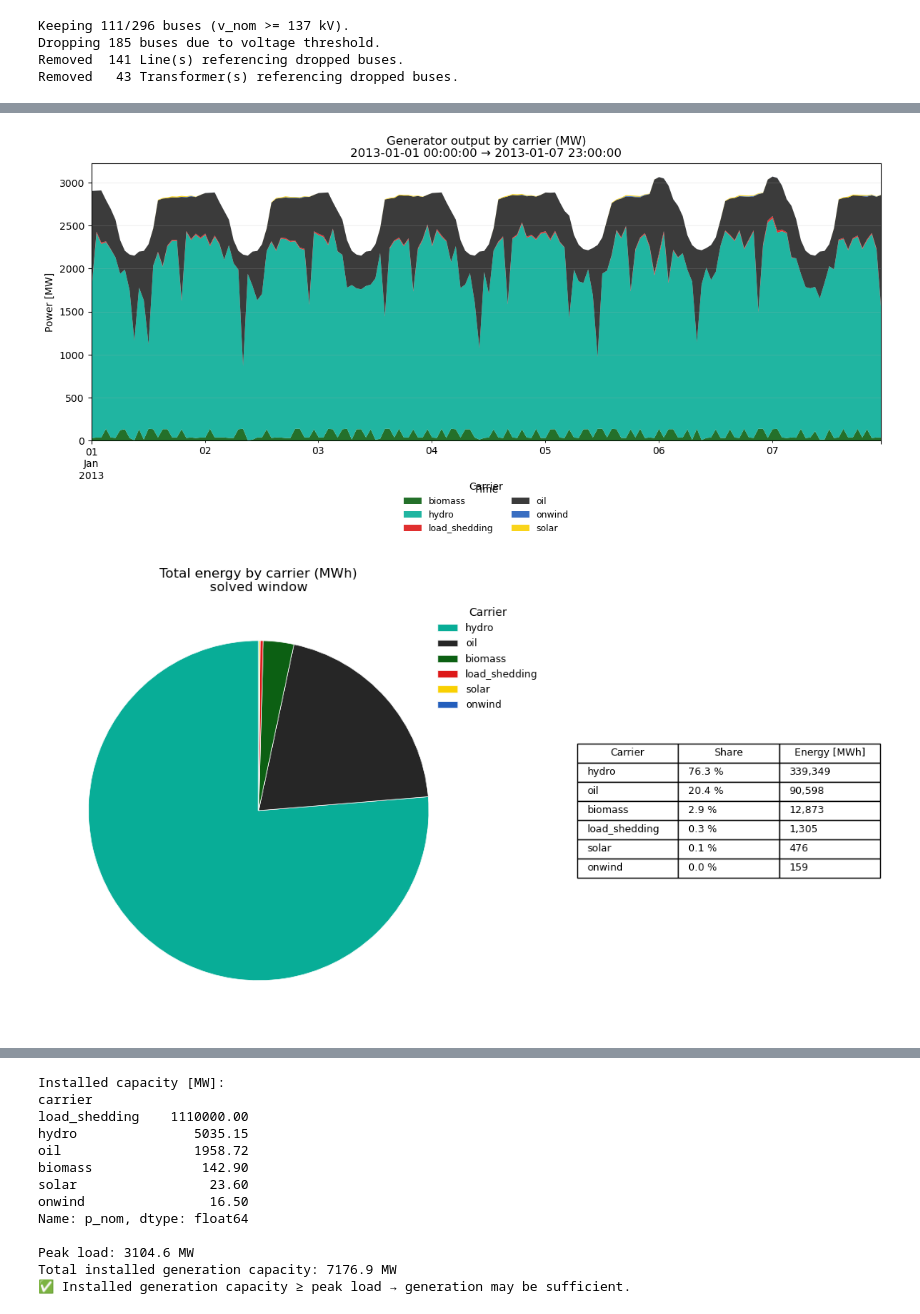
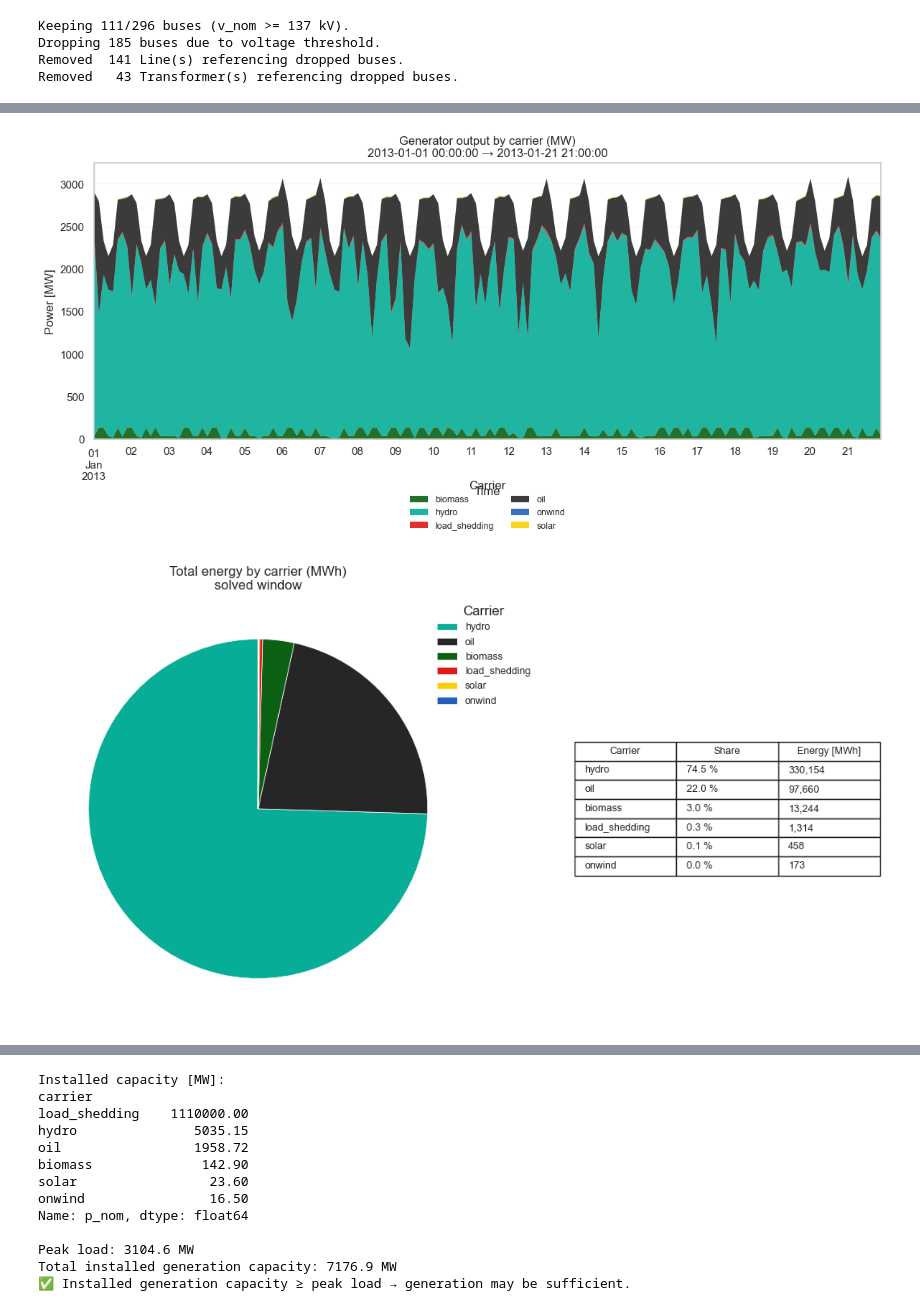
Before and after one commit to Fernando3161/EcuadorElectricGrid, a Jupyter notebook: notebooks/10_EC_Scenario_Building.ipynb, the cells around one changed output, grey strips where cells are left out. Saved outputs shown, nothing was run; the diff lists cells and outputs as text; code cells hidden in the pictures.

```diff
--- a/notebooks/10_EC_Scenario_Building.ipynb
+++ b/notebooks/10_EC_Scenario_Building.ipynb
@@ -1438,33 +1175,0 @@ Connected components: 5
-# %%
-b = "90"  # o 90, según tu índice; abajo normalizamos a str
-
-def _mask_bus(df, col="bus", bus=b):
-    if df.empty or col not in df.columns:
-        return df.iloc[0:0]
-    return df[df[col].astype(str) == str(bus)]
-
-loads_90        = _mask_bus(network.loads, "bus")
-gens_90         = _mask_bus(network.generators, "bus")
-stores_90       = _mask_bus(network.stores, "bus")
-sus_90          = _mask_bus(network.storage_units, "bus")
-shunts_90       = _mask_bus(network.shunt_impedances, "bus") if hasattr(network, "shunt_impedances") else network.buses.iloc[0:0]
-
-lines_90_0      = _mask_bus(network.lines, "bus0")
-lines_90_1      = _mask_bus(network.lines, "bus1")
-trafos_90_0     = _mask_bus(network.transformers, "bus0")
-trafos_90_1     = _mask_bus(network.transformers, "bus1")
-links_90_0      = _mask_bus(network.links, "bus0")
-links_90_1      = _mask_bus(network.links, "bus1")
-
-print("Loads @90:\n", loads_90)
-print("Generators @90:\n", gens_90)
-print("Stores @90:\n", stores_90)
-print("StorageUnits @90:\n", sus_90)
-print("Shunts @90:\n", shunts_90)
-
-print("Lines touching 90 (as bus0):\n", lines_90_0.index.tolist())
-print("Lines touching 90 (as bus1):\n", lines_90_1.index.tolist())
-print("Transformers touching 90 (bus0):\n", trafos_90_0.index.tolist())
-print("Transformers touching 90 (bus1):\n", trafos_90_1.index.tolist())
-print("Links touching 90 (bus0):\n", links_90_0.index.tolist())
-print("Links touching 90 (bus1):\n", links_90_1.index.tolist())
@@ -1745,7 +1851,7 @@ import numpy as np
 import matplotlib.pyplot as plt
 
 n = network  # alias
-
+snapshots_subset = network.snapshots[:LEN_OPT]
 def solved_snapshots(n, prefer=None):
     """Return the snapshots that actually have results."""
     if prefer is not None:
@@ -1885,35 +1991,35 @@ ax_pie.legend(
     bbox_to_anchor=(0.9, 1.0),
     frameon=False,
     fontsize=9,
 )
 
 # ----- right: small table with shares ---------------------------------------
 ax_tab.axis("off")
 
 table_data = [
     [name, f"{share:.1f} %", f"{val:,.0f}"]
     for name, share, val in zip(
         energy_for_plot.index,
         shares_pct.values,
         energy_for_plot.values,
     )
 ]
 
 table = ax_tab.table(
     cellText=table_data,
     colLabels=["Carrier", "Share", "Energy [MWh]"],
     loc="center",
     cellLoc="left",
 )
 table.auto_set_font_size(False)
 table.set_fontsize(9)
 table.scale(1, 1.25)  # a bit taller for readability
 
 fig.tight_layout()
 plt.show()
 # %% [output]
-[figure, old version]
+[figure, new version]
-[figure, old version]
+[figure, new version]
 # %%
 import matplotlib.pyplot as plt
 
```
Also changed, not shown: parts of 42 cells of this notebook, 3 other files.
